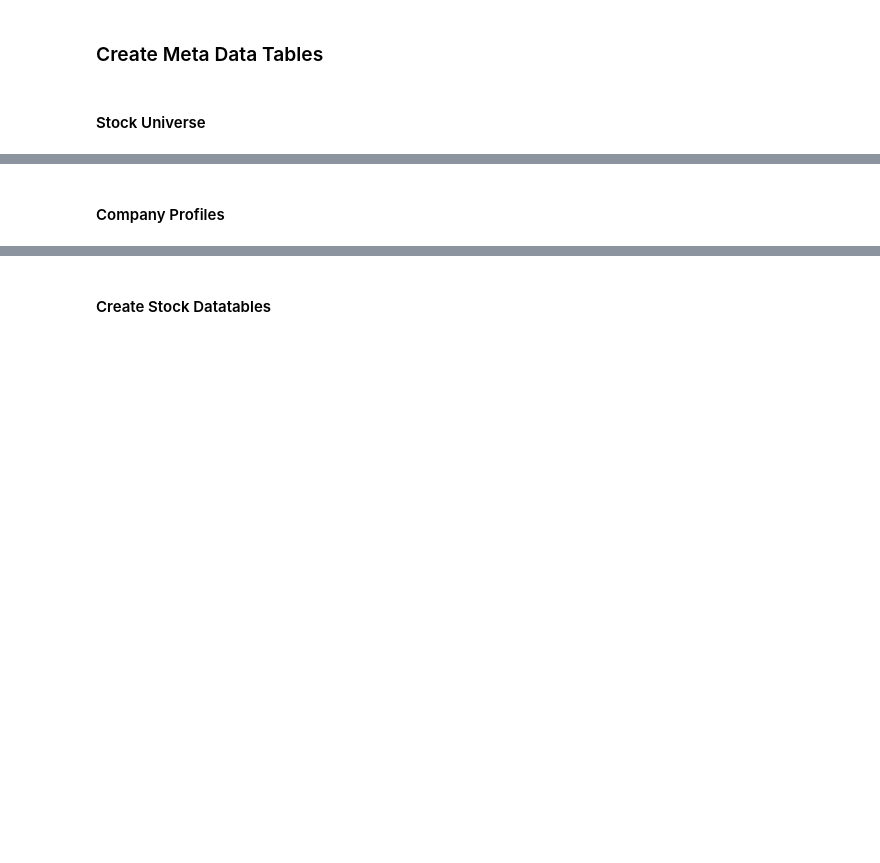
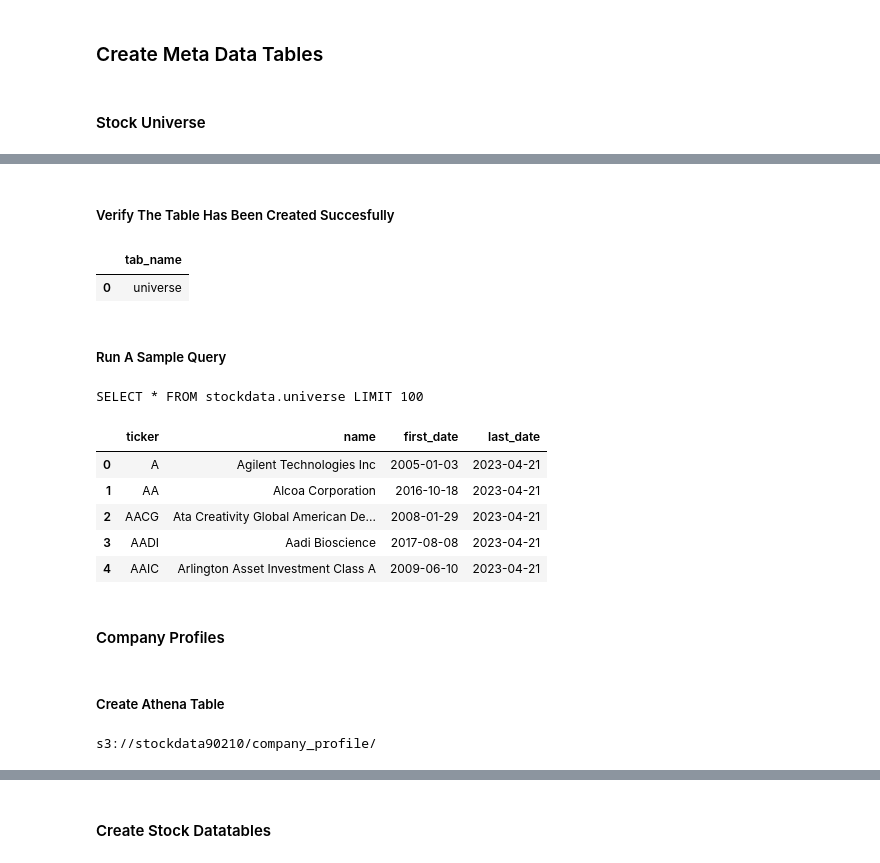
Before and after one commit to noface-0/AAI-540-Final-Project, a Jupyter notebook: research.ipynb, the cells around one changed output, grey strips where cells are left out. Drawn from its saved outputs; the diff is of its cells as text; code cells hidden in the pictures; blank space fills up the shorter version.

Commit message:
table creation

```diff
--- a/research.ipynb
+++ b/research.ipynb
@@ -187,7 +187,7 @@ import pandas as pd
 ## Data Engineering
 # %%
 sess = sagemaker.Session()
-bucket = sess.default_bucket()
+bucket = "stockdata90210"
 role = sagemaker.get_execution_role()
 region = boto3.Session().region_name
 account_id = boto3.client("sts").get_caller_identity().get("Account")
@@ -251,0 +249,5 @@ universe = "universe"
+# %%
+database_name = "stockdata"
+table_name_tsv = "universe"
+s3_private_path_tsv = "s3://{}/universe/".format(bucket)
+print(s3_private_path_tsv)
@@ -267,2 +281,32 @@ pd.read_sql(statement, conn)
+# %% [markdown]
+##### Verify The Table Has Been Created Succesfully
+# %%
+statement = "SHOW TABLES in {}".format(database_name)
+
+df_show = pd.read_sql(statement, conn)
+df_show.head(5)
+# %% [output]
+|  | tab_name |
+| 0 | universe |
+# %% [markdown]
+##### Run A Sample Query
+# %%
+product_category = "ticker"
+
+statement = """SELECT * FROM {}.{} LIMIT 100""".format(
+    database_name, table_name_tsv, product_category
+)
+# %%
+print(statement)
+df = pd.read_sql(statement, conn)
+df.head(5)
+# %% [output]
+SELECT * FROM stockdata.universe LIMIT 100
+|  | ticker | name | first_date | last_date |
+| 0 | A | Agilent Technologies Inc | 2005-01-03 | 2023-04-21 |
+| 1 | AA | Alcoa Corporation | 2016-10-18 | 2023-04-21 |
+| 2 | AACG | Ata Creativity Global American De... | 2008-01-29 | 2023-04-21 |
+| 3 | AADI | Aadi Bioscience | 2017-08-08 | 2023-04-21 |
+| 4 | AAIC | Arlington Asset Investment Class A | 2009-06-10 | 2023-04-21 |
 # %% [markdown]
 #### Company Profiles
@@ -271,3 +313,12 @@ profiles = "company_profiles"
+# %% [markdown]
+##### Create Athena Table
+# %%
+database_name = "stockdata"
+table_name_tsv = "company_profile"
+s3_private_path_tsv = "s3://{}/company_profile/".format(bucket)
+print(s3_private_path_tsv)
+# %% [output]
+s3://stockdata90210/company_profile/
 # %%
 # SQL statement to execute
 statement = """CREATE EXTERNAL TABLE IF NOT EXISTS {}.{}(
```
Also changed, not shown: parts of 24 cells of this notebook.
